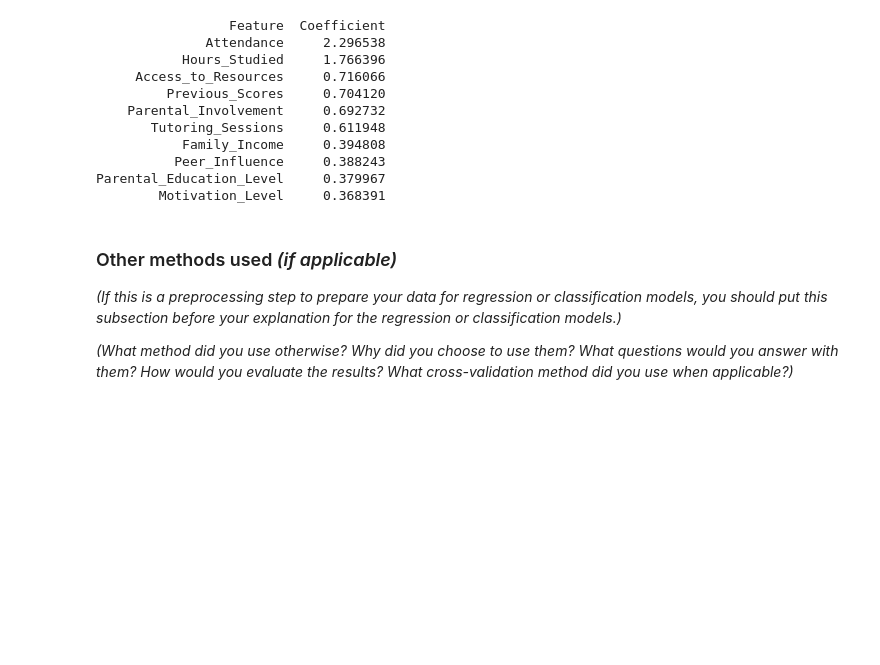
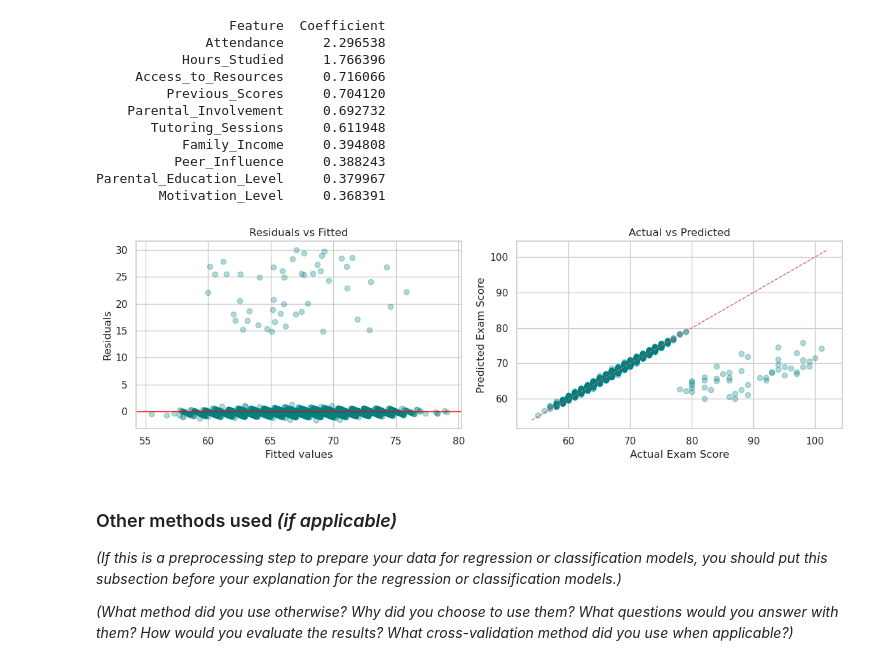
Before and after one commit to MintMena/CMSE381-Project, a Jupyter notebook: CMSE381-Project.ipynb, the cells around one changed output. Cells and saved outputs as stored; diff of their text form; code cells hidden in the pictures; blank space fills up the shorter version.

```diff
--- a/CMSE381-Project.ipynb
+++ b/CMSE381-Project.ipynb
@@ -150,6 +150,32 @@ print(coef_df.head(10).to_string(index = False))
           Peer_Influence     0.388243
 Parental_Education_Level     0.379967
         Motivation_Level     0.368391
+# %%
+# Fit residual
+y_pred_ols = ols.predict(X)
+residuals = y - y_pred_ols
+# %%
+# Residual Graph
+fig, axes = plt.subplots(1, 2, figsize=(12, 4))
+
+axes[0].scatter(y_pred_ols, residuals, alpha = 0.3, color = "teal")
+axes[0].axhline(0, color = "red", linewidth = 1)
+axes[0].set_xlabel("Fitted values")
+axes[0].set_ylabel("Residuals")
+axes[0].set_title("Residuals vs Fitted")
+
+axes[1].scatter(y, y_pred_ols, alpha = 0.3, color = "teal")
+lims = [min(y.min(), y_pred_ols.min()) - 1, max(y.max(), y_pred_ols.max()) + 1]
+axes[1].plot(lims, lims, "r--", linewidth = 1)
+axes[1].set_xlabel("Actual Exam Score")
+axes[1].set_ylabel("Predicted Exam Score")
+axes[1].set_title("Actual vs Predicted")
+
+plt.tight_layout()
+plt.savefig("fig_ols_diagnostics.png", dpi=150, bbox_inches="tight")
+plt.show()
+# %% [output]
+[figure, added]
 # %% [markdown]
 ### Other methods used _(if applicable)_
 
```
